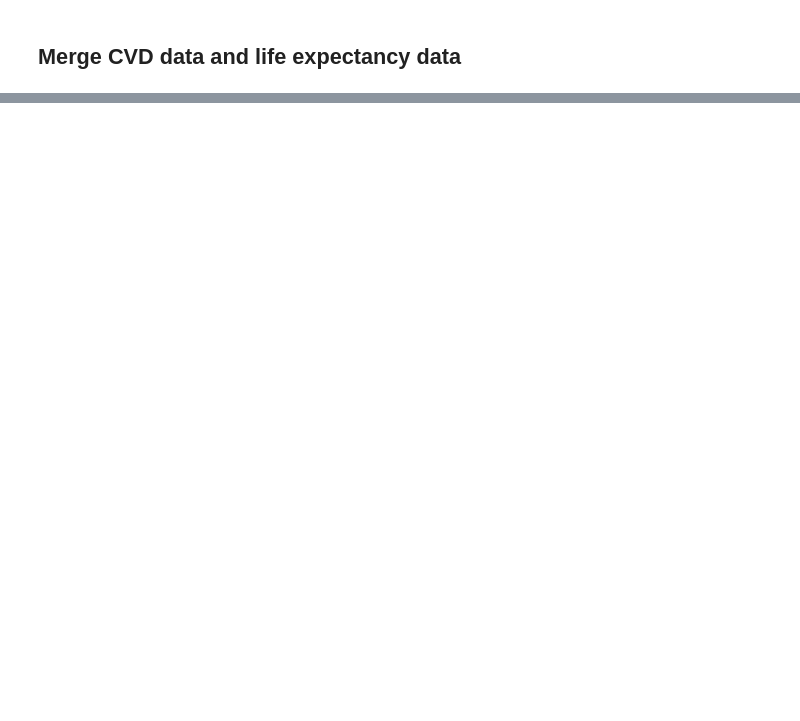
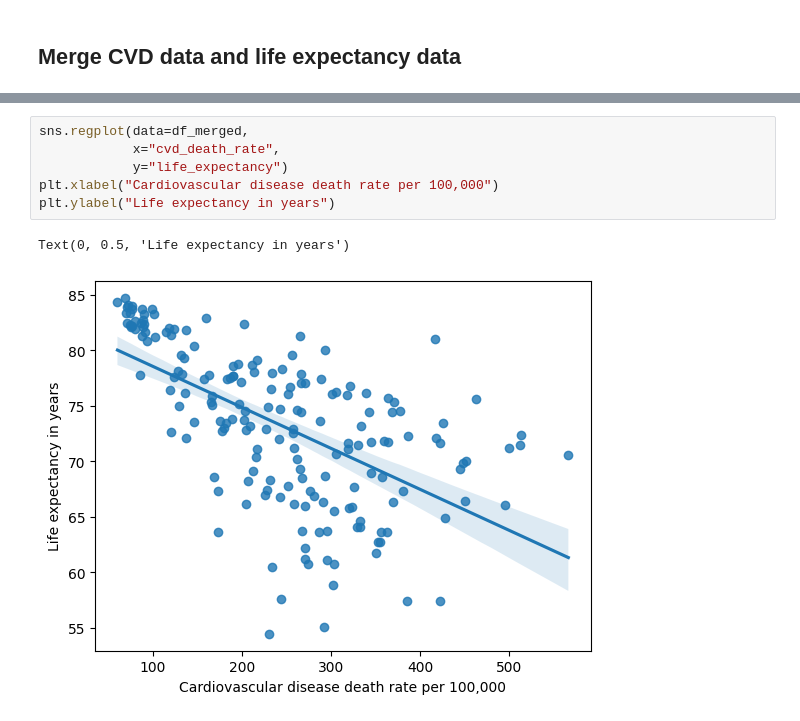
Before and after one commit to chandlershortlidge/sleep-heath-analysis, a Jupyter notebook: main.ipynb, the cells around one changed output, grey strips where cells are left out. Saved outputs shown, nothing was run; the diff lists cells and outputs as text; blank space fills up the shorter version.

```diff
--- a/main.ipynb
+++ b/main.ipynb
@@ -513,0 +507,9 @@ df_merged
+# %%
+sns.regplot(data=df_merged,
+            x="cvd_death_rate",
+            y="life_expectancy")
+plt.xlabel("Cardiovascular disease death rate per 100,000")
+plt.ylabel("Life expectancy in years")
+# %% [output]
+Text(0, 0.5, 'Life expectancy in years')
+[figure, added]
```
Also changed, not shown: parts of 5 cells of this notebook, 1 other file.
